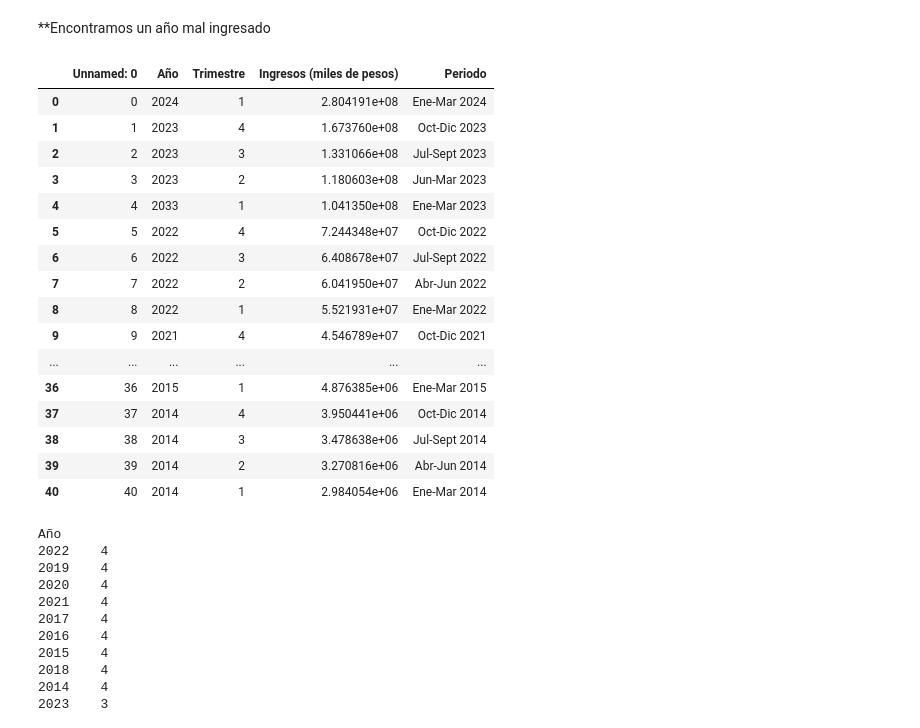
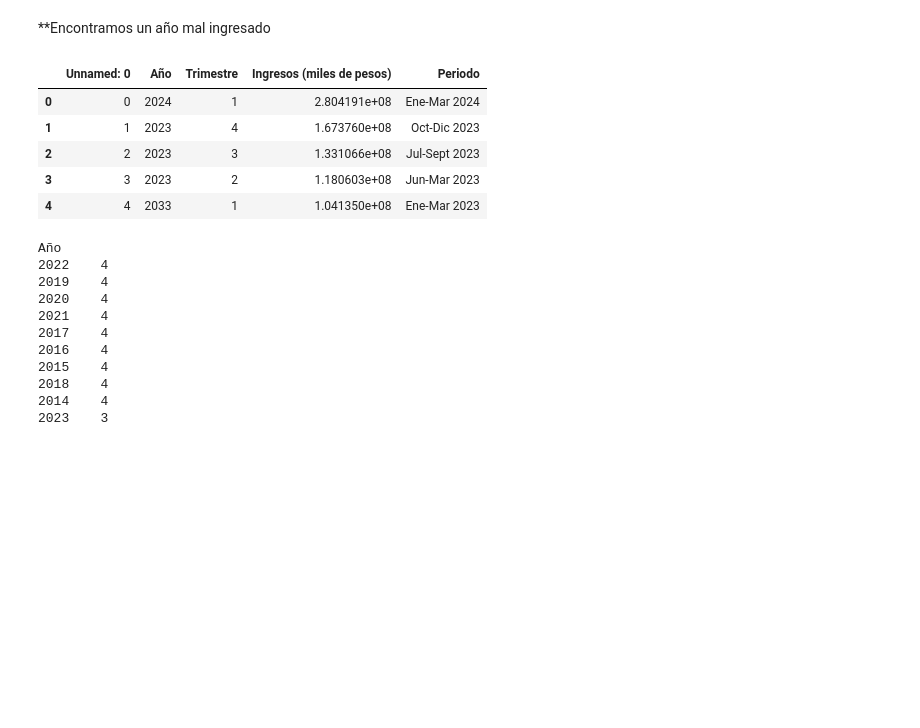
Before and after one commit to matiasbarriosled/PiDa, a Jupyter notebook: eda/etl/etl_internet.ipynb, the cells around one changed output. Drawn from its saved outputs; the diff is of its cells as text; code cells hidden in the pictures; blank space fills up the shorter version.

```diff
--- a/eda/etl/etl_internet.ipynb
+++ b/eda/etl/etl_internet.ipynb
@@ -780,25 +780,14 @@ memory usage: 1.7+ KB
 # %% [markdown]
 **Encontramos un año mal ingresado
 # %%
-Ingresos
+Ingresos.head()
 # %% [output]
 |  | Unnamed: 0 | Año | Trimestre | Ingresos (miles de pesos) | Periodo |
 | 0 | 0 | 2024 | 1 | 2.804191e+08 | Ene-Mar 2024 |
 | 1 | 1 | 2023 | 4 | 1.673760e+08 | Oct-Dic 2023 |
 | 2 | 2 | 2023 | 3 | 1.331066e+08 | Jul-Sept 2023 |
 | 3 | 3 | 2023 | 2 | 1.180603e+08 | Jun-Mar 2023 |
 | 4 | 4 | 2033 | 1 | 1.041350e+08 | Ene-Mar 2023 |
-| 5 | 5 | 2022 | 4 | 7.244348e+07 | Oct-Dic 2022 |
-| 6 | 6 | 2022 | 3 | 6.408678e+07 | Jul-Sept 2022 |
-| 7 | 7 | 2022 | 2 | 6.041950e+07 | Abr-Jun 2022 |
-| 8 | 8 | 2022 | 1 | 5.521931e+07 | Ene-Mar 2022 |
-| 9 | 9 | 2021 | 4 | 4.546789e+07 | Oct-Dic 2021 |
-| ... | ... | ... | ... | ... | ... |
-| 36 | 36 | 2015 | 1 | 4.876385e+06 | Ene-Mar 2015 |
-| 37 | 37 | 2014 | 4 | 3.950441e+06 | Oct-Dic 2014 |
-| 38 | 38 | 2014 | 3 | 3.478638e+06 | Jul-Sept 2014 |
-| 39 | 39 | 2014 | 2 | 3.270816e+06 | Abr-Jun 2014 |
-| 40 | 40 | 2014 | 1 | 2.984054e+06 | Ene-Mar 2014 |
 # %%
 Ingresos.Año.value_counts()
 # %% [output]
```
Also changed, not shown: parts of 4 cells of this notebook, 11 other files.
